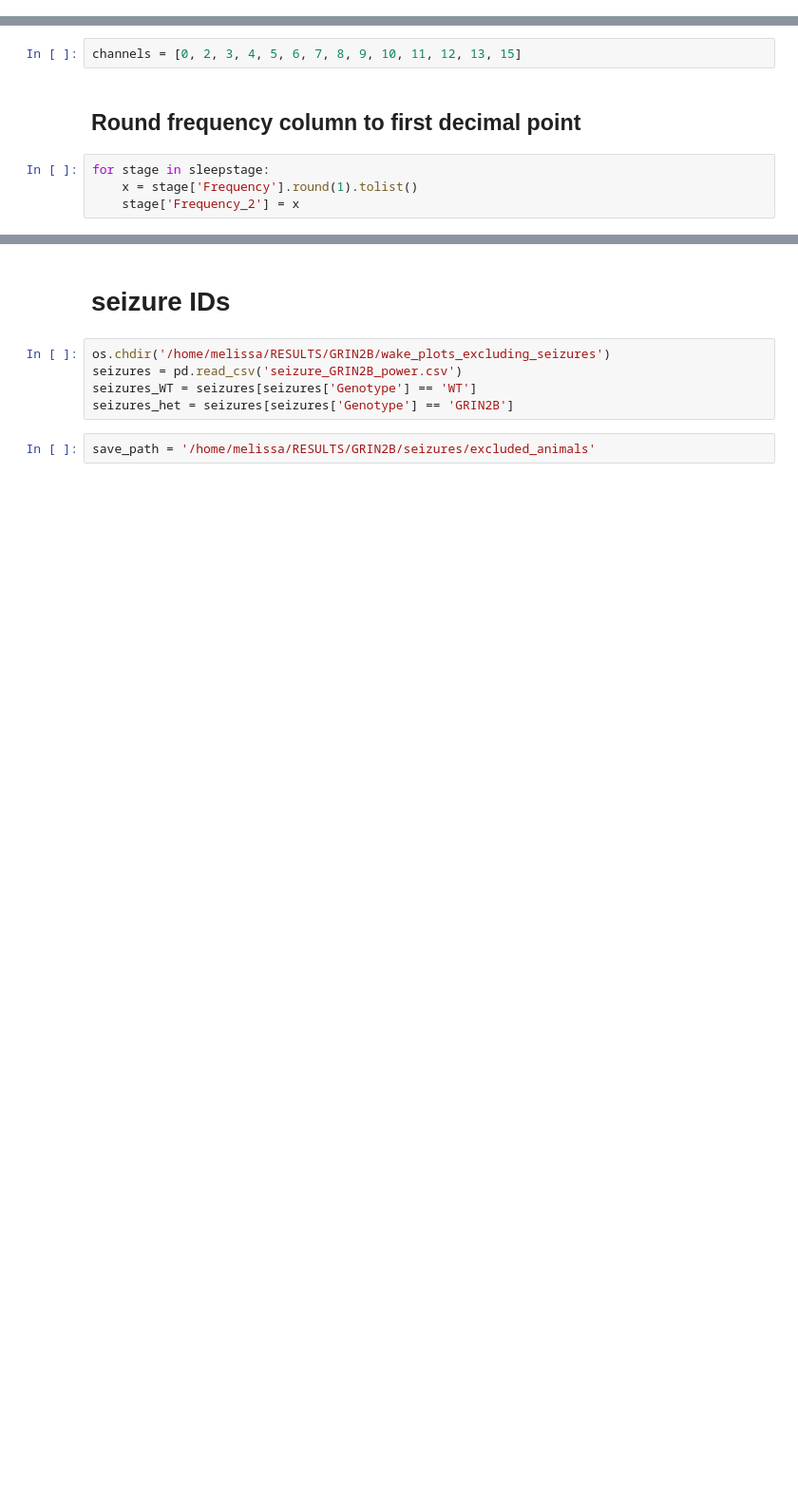
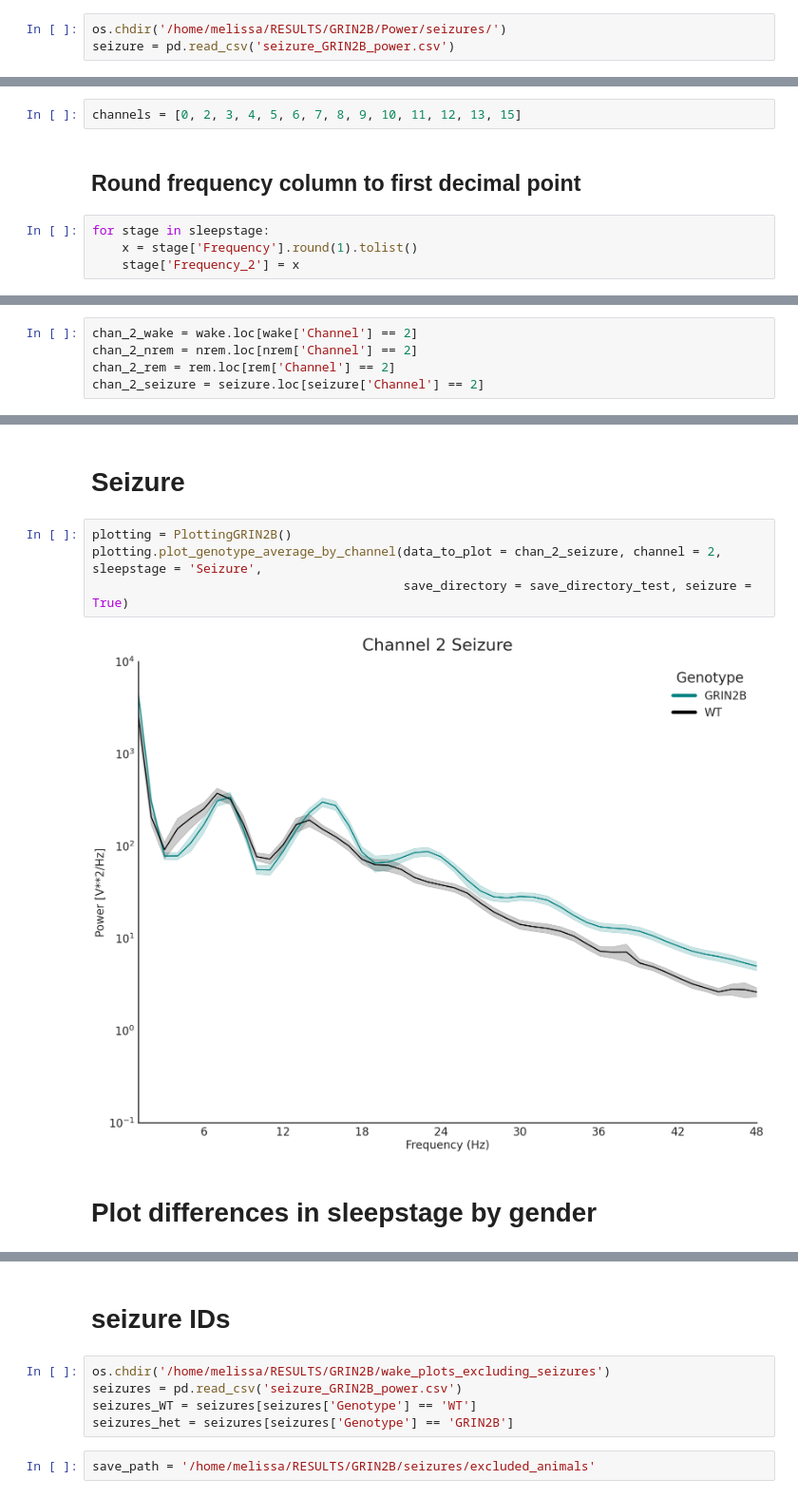
Before and after one commit to melissafasol/GRIN2B, a Jupyter notebook: notebooks/plotting_GRIN2B.ipynb, the cells around one changed output, grey strips where cells are left out. Shown at 95% size. Drawn from its saved outputs; the diff is of its cells as text; blank space fills up the shorter version.

```diff
--- a/notebooks/plotting_GRIN2B.ipynb
+++ b/notebooks/plotting_GRIN2B.ipynb
@@ -94,0 +97,3 @@ rem = pd.read_csv('REM_filtered_data_jan_23.csv')
+# %%
+os.chdir('/home/melissa/RESULTS/GRIN2B/Power/seizures/')
+seizure = pd.read_csv('seizure_GRIN2B_power.csv')
@@ -149,0 +166,5 @@ chan_2_rem = rem.loc[rem['Channel'] == 2]
+# %%
+chan_2_wake = wake.loc[wake['Channel'] == 2]
+chan_2_nrem = nrem.loc[nrem['Channel'] == 2]
+chan_2_rem = rem.loc[rem['Channel'] == 2]
+chan_2_seizure = seizure.loc[seizure['Channel'] == 2]
@@ -212,0 +195,10 @@ plotting.genotype_sex_subplots(female_data_chan_2_wake, male_data_chan_2_wake, s
+# %% [markdown]
+# Seizure
+# %%
+plotting = PlottingGRIN2B()
+plotting.plot_genotype_average_by_channel(data_to_plot = chan_2_seizure, channel = 2, sleepstage = 'Seizure',
+                                          save_directory = save_directory_test, seizure = True)
+# %% [output]
+[figure, added]
+# %% [markdown]
+# Plot differences in sleepstage by gender
```
Also changed, not shown: parts of 49 cells of this notebook.
